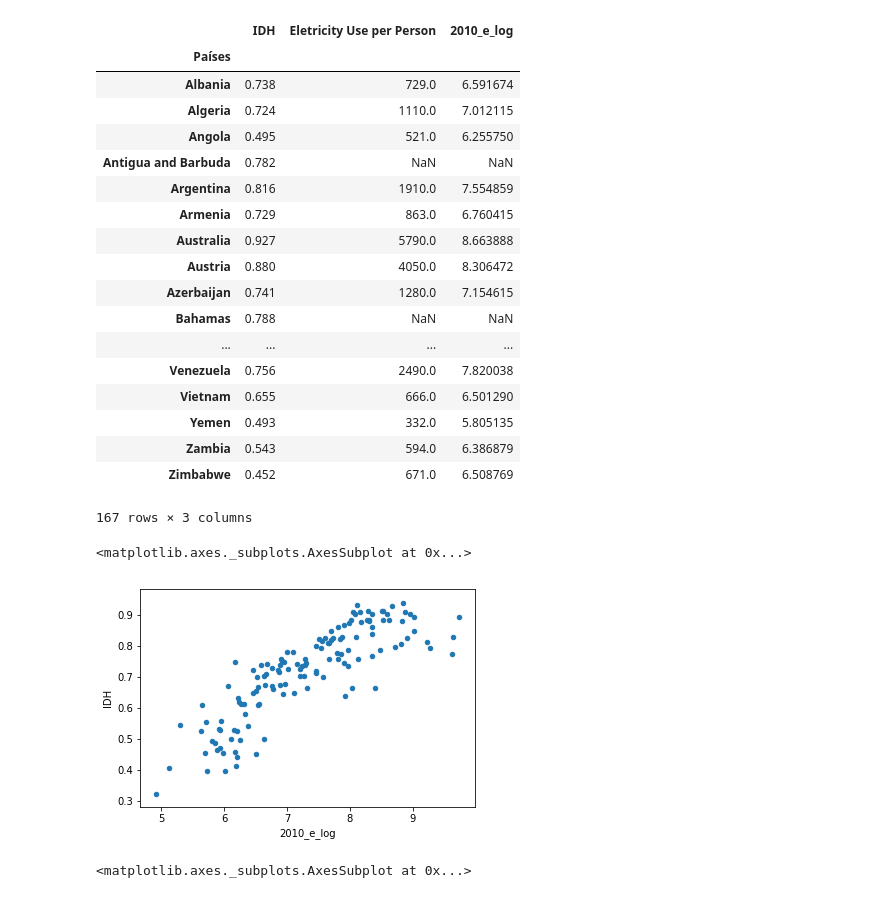
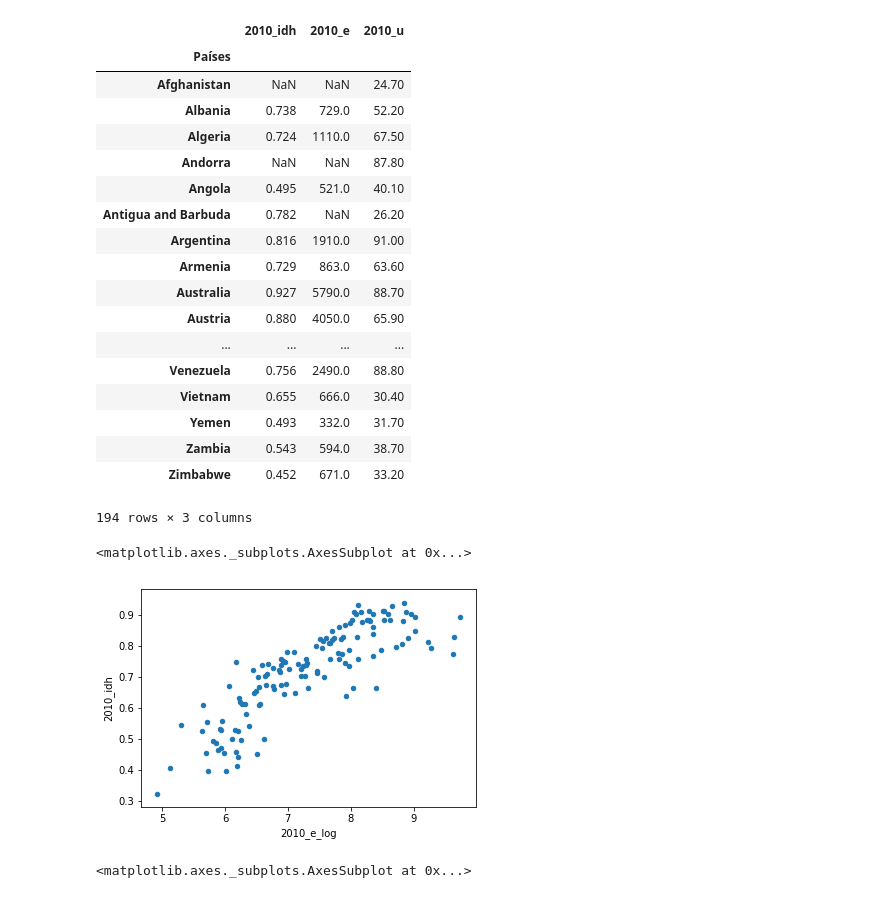
Before and after one commit to APaiva1999/Projeto-1-CieDad, a Jupyter notebook: Untitled2.ipynb, the cells around one changed output. Drawn from its saved outputs; the diff is of its cells as text; code cells hidden in the pictures.

```diff
--- a/Untitled2.ipynb
+++ b/Untitled2.ipynb
@@ -20,37 +37,35 @@ idh_idx=idh_2010.set_index('Países')
 # %%
 dv1=idh_idx.join(e_idx, how='inner', lsuffix='_idh', rsuffix='_e')
 dv2=dv1.join(u_idx,how='right',rsuffix='_u')
 dv1["2010_e_log"] = np.log(dv1["2010_e"])
-dv1.rename(columns={dv1.columns[0]:'IDH'},inplace=True)
-dv1.rename(columns={dv1.columns[1]:'Eletricity Use per Person'},inplace=True)
-dv2.rename(columns={dv2.columns[0]:'IDH'},inplace=True)
-dv2.rename(columns={dv2.columns[1]:'Eletricity Use per Person'},inplace=True)
-dv2.rename(columns={dv2.columns[2]:'Urban Population(%)'},inplace=True)
-dv1
+dv2.rename(columns={dv2.columns[2]:"2010_u"},inplace=True)
+dv1["2010_u_log"]= np.log(dv2["2010_u"])
+dv1[]
+dv2
 # %% [output]
-|  | IDH | Eletricity Use per Person | 2010_e_log |
+|  | 2010_idh | 2010_e | 2010_u |
 | Países |  |  |  |
-| Albania | 0.738 | 729.0 | 6.591674 |
-| Algeria | 0.724 | 1110.0 | 7.012115 |
-| Angola | 0.495 | 521.0 | 6.255750 |
-| Antigua and Barbuda | 0.782 | NaN | NaN |
-| Argentina | 0.816 | 1910.0 | 7.554859 |
-| Armenia | 0.729 | 863.0 | 6.760415 |
-| Australia | 0.927 | 5790.0 | 8.663888 |
-| Austria | 0.880 | 4050.0 | 8.306472 |
-| Azerbaijan | 0.741 | 1280.0 | 7.154615 |
-| Bahamas | 0.788 | NaN | NaN |
+| Afghanistan | NaN | NaN | 24.70 |
+| Albania | 0.738 | 729.0 | 52.20 |
+| Algeria | 0.724 | 1110.0 | 67.50 |
+| Andorra | NaN | NaN | 87.80 |
+| Angola | 0.495 | 521.0 | 40.10 |
+| Antigua and Barbuda | 0.782 | NaN | 26.20 |
+| Argentina | 0.816 | 1910.0 | 91.00 |
+| Armenia | 0.729 | 863.0 | 63.60 |
+| Australia | 0.927 | 5790.0 | 88.70 |
+| Austria | 0.880 | 4050.0 | 65.90 |
 | ... | ... | ... | ... |
-| Venezuela | 0.756 | 2490.0 | 7.820038 |
-| Vietnam | 0.655 | 666.0 | 6.501290 |
-| Yemen | 0.493 | 332.0 | 5.805135 |
-| Zambia | 0.543 | 594.0 | 6.386879 |
-| Zimbabwe | 0.452 | 671.0 | 6.508769 |
+| Venezuela | 0.756 | 2490.0 | 88.80 |
+| Vietnam | 0.655 | 666.0 | 30.40 |
+| Yemen | 0.493 | 332.0 | 31.70 |
+| Zambia | 0.543 | 594.0 | 38.70 |
+| Zimbabwe | 0.452 | 671.0 | 33.20 |
-167 rows × 3 columns
+194 rows × 3 columns
 # %%
-dv1.plot.scatter(x="2010_e_log", y =  "IDH")
+dv1.plot.scatter(x="2010_e_log", y =  "2010_idh")
 # %% [output]
 <matplotlib.axes._subplots.AxesSubplot at 0x...>
-[figure, old version]
+[figure, new version]
 # %%
 dv2 = idh_idx.join(u_idx, how='inner', lsuffix='_idh', rsuffix='_u')
```
Also changed, not shown: parts of 10 cells of this notebook.
